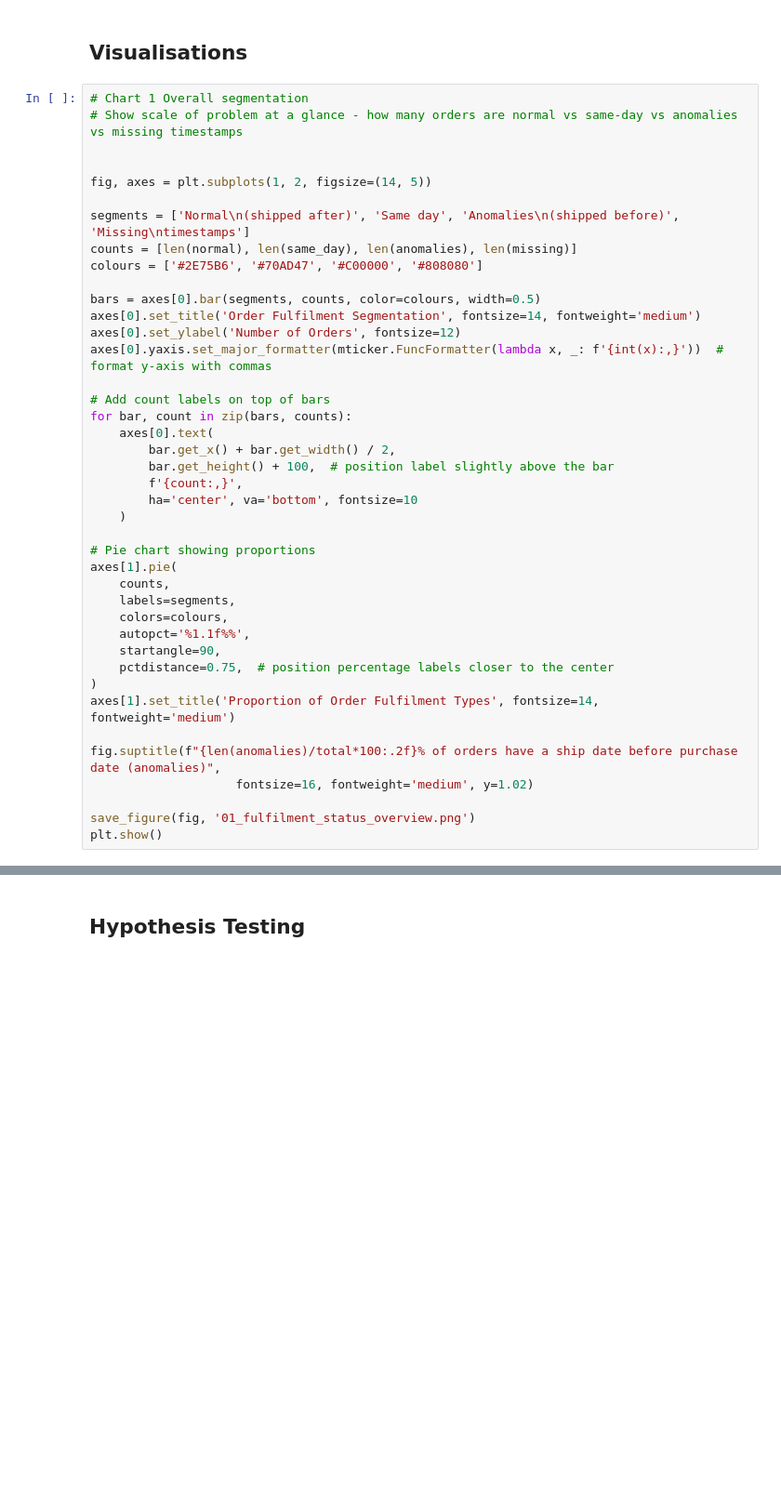
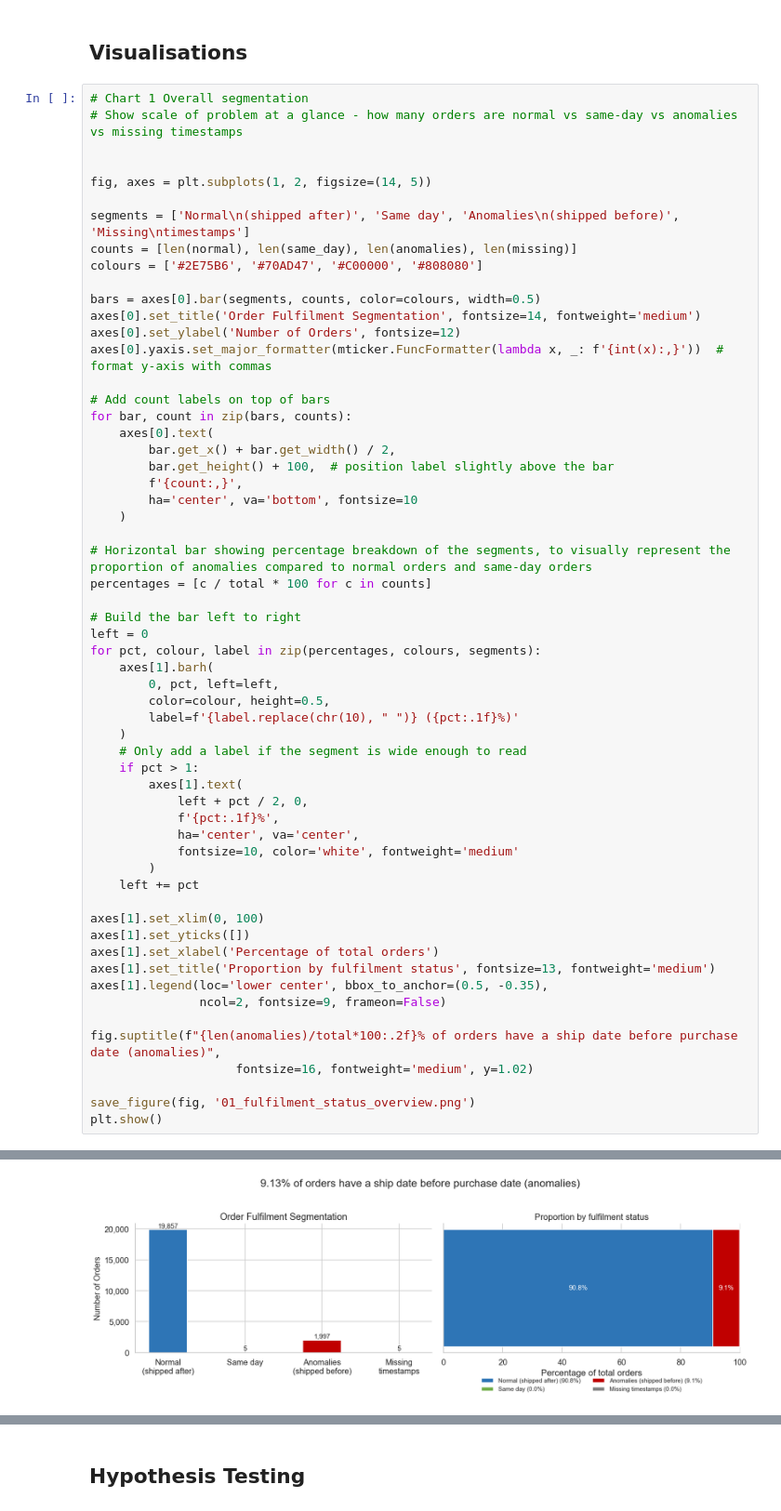
Before and after one commit to selete-tetteh/gamezone-analytics, a Jupyter notebook: notebooks/01_data_audit/01_temporal_anomalies.ipynb, the cells around one changed output, grey strips where cells are left out. Shown at 93% size. Saved outputs shown, nothing was run; the diff lists cells and outputs as text; blank space fills up the shorter version.

```diff
--- a/notebooks/01_data_audit/01_temporal_anomalies.ipynb
+++ b/notebooks/01_data_audit/01_temporal_anomalies.ipynb
@@ -223,19 +360,37 @@ for bar, count in zip(bars, counts):
         ha='center', va='bottom', fontsize=10
     )
 
-# Pie chart showing proportions
-axes[1].pie(
-    counts,
-    labels=segments,
-    colors=colours,
-    autopct='%1.1f%%',
-    startangle=90,
-    pctdistance=0.75,  # position percentage labels closer to the center
-)
-axes[1].set_title('Proportion of Order Fulfilment Types', fontsize=14, fontweight='medium')
+# Horizontal bar showing percentage breakdown of the segments, to visually represent the proportion of anomalies compared to normal orders and same-day orders
+percentages = [c / total * 100 for c in counts]
+
+# Build the bar left to right
+left = 0
+for pct, colour, label in zip(percentages, colours, segments):
+    axes[1].barh(
+        0, pct, left=left,
+        color=colour, height=0.5,
+        label=f'{label.replace(chr(10), " ")} ({pct:.1f}%)'
+    )
+    # Only add a label if the segment is wide enough to read
+    if pct > 1:
+        axes[1].text(
+            left + pct / 2, 0,
+            f'{pct:.1f}%',
+            ha='center', va='center',
+            fontsize=10, color='white', fontweight='medium'
+        )
+    left += pct
+
+axes[1].set_xlim(0, 100)
+axes[1].set_yticks([])
+axes[1].set_xlabel('Percentage of total orders')
+axes[1].set_title('Proportion by fulfilment status', fontsize=13, fontweight='medium')
+axes[1].legend(loc='lower center', bbox_to_anchor=(0.5, -0.35),
+               ncol=2, fontsize=9, frameon=False)
 
 fig.suptitle(f"{len(anomalies)/total*100:.2f}% of orders have a ship date before purchase date (anomalies)",
                     fontsize=16, fontweight='medium', y=1.02)
 
 save_figure(fig, '01_fulfilment_status_overview.png')
 plt.show()
+# %% [output]
@@ -242,3 +398,4 @@ plt.show()
+[figure, added]
 # %%
 # Chart 2: Distribution of anomaly severity
 # Show how many anomalies are just slightly negative (e.g., -1 day) vs.
```
Also changed, not shown: parts of 26 cells of this notebook, 2 other files.
